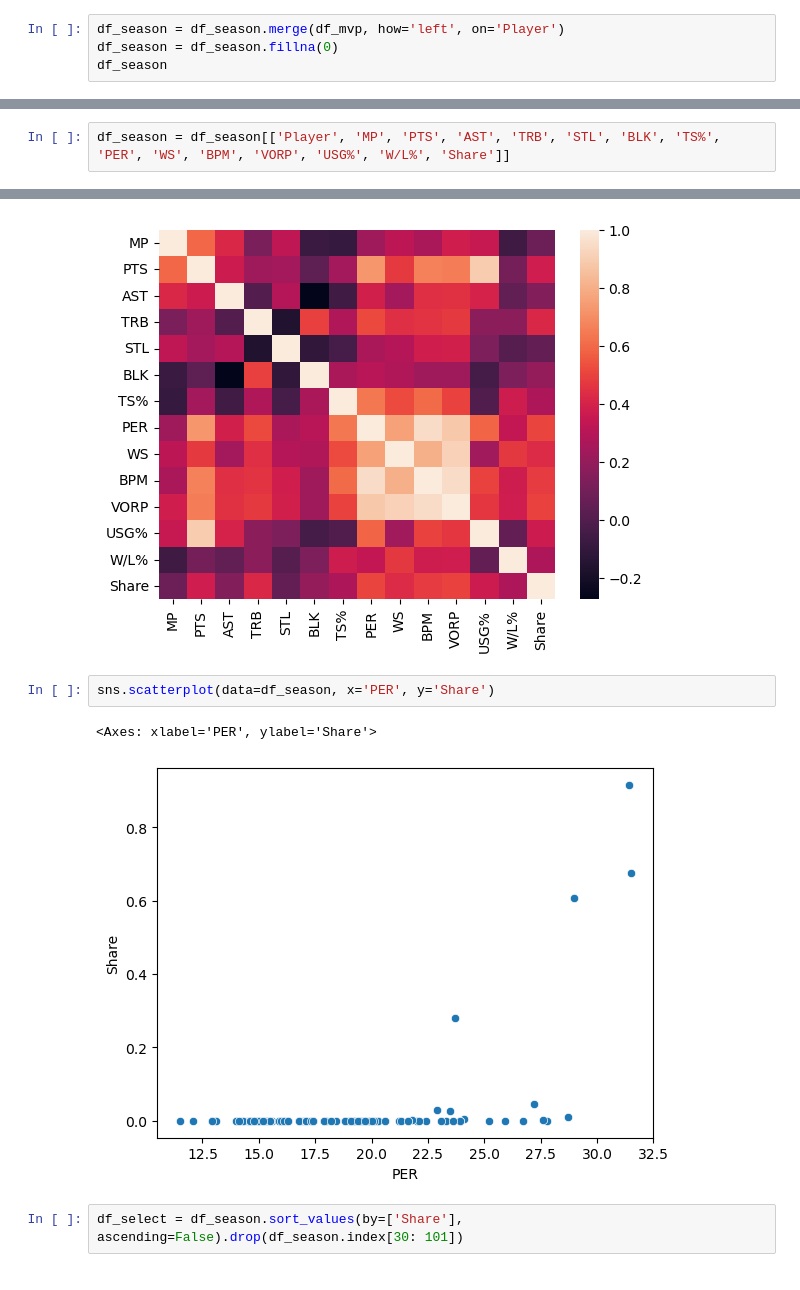
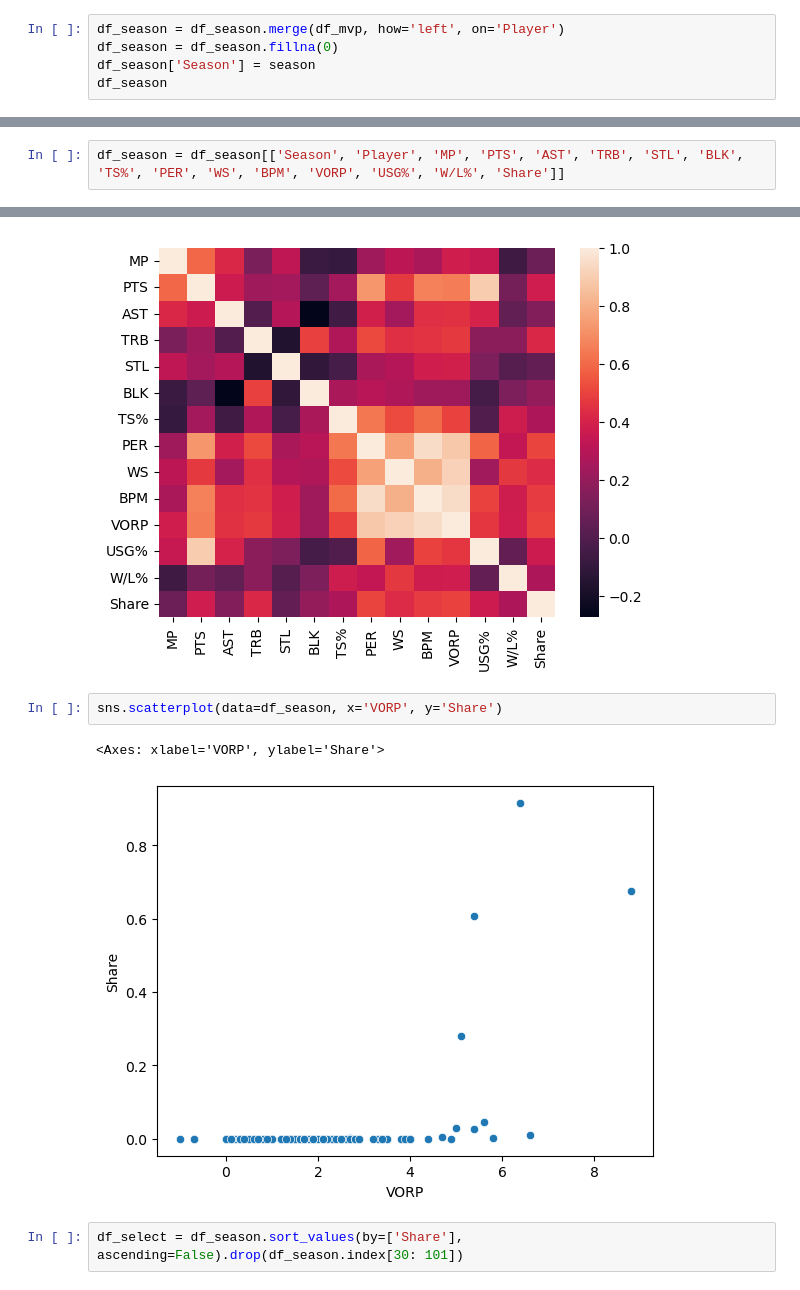
Before and after one commit to esencela/NBA_MVP_Predictor, a Jupyter notebook: notebooks/data_exploration.ipynb, the cells around one changed output, grey strips where cells are left out. Cells and saved outputs as stored; diff of their text form.

```diff
--- a/notebooks/data_exploration.ipynb
+++ b/notebooks/data_exploration.ipynb
@@ -309,5 +309,6 @@ df_mvp
 # %%
 df_season = df_season.merge(df_mvp, how='left', on='Player')
 df_season = df_season.fillna(0)
+df_season['Season'] = season
 df_season
 # %% [output]
@@ -327,2 +328,2 @@ df_season
 # %%
-df_season = df_season[['Player', 'MP', 'PTS', 'AST', 'TRB', 'STL', 'BLK', 'TS%', 'PER', 'WS', 'BPM', 'VORP', 'USG%', 'W/L%', 'Share']]
+df_season = df_season[['Season', 'Player', 'MP', 'PTS', 'AST', 'TRB', 'STL', 'BLK', 'TS%', 'PER', 'WS', 'BPM', 'VORP', 'USG%', 'W/L%', 'Share']]
@@ -350,10 +353,10 @@ sns.heatmap(df_season.select_dtypes(include=['int64', 'float64']).corr())
 <Axes: >
 [figure]
 # %%
-sns.scatterplot(data=df_season, x='PER', y='Share')
+sns.scatterplot(data=df_season, x='VORP', y='Share')
 # %% [output]
-<Axes: xlabel='PER', ylabel='Share'>
+<Axes: xlabel='VORP', ylabel='Share'>
-[figure, old version]
+[figure, new version]
 # %%
 df_select = df_season.sort_values(by=['Share'], ascending=False).drop(df_season.index[30: 101])
 # %%
```
Also changed, not shown: parts of 25 cells of this notebook.
